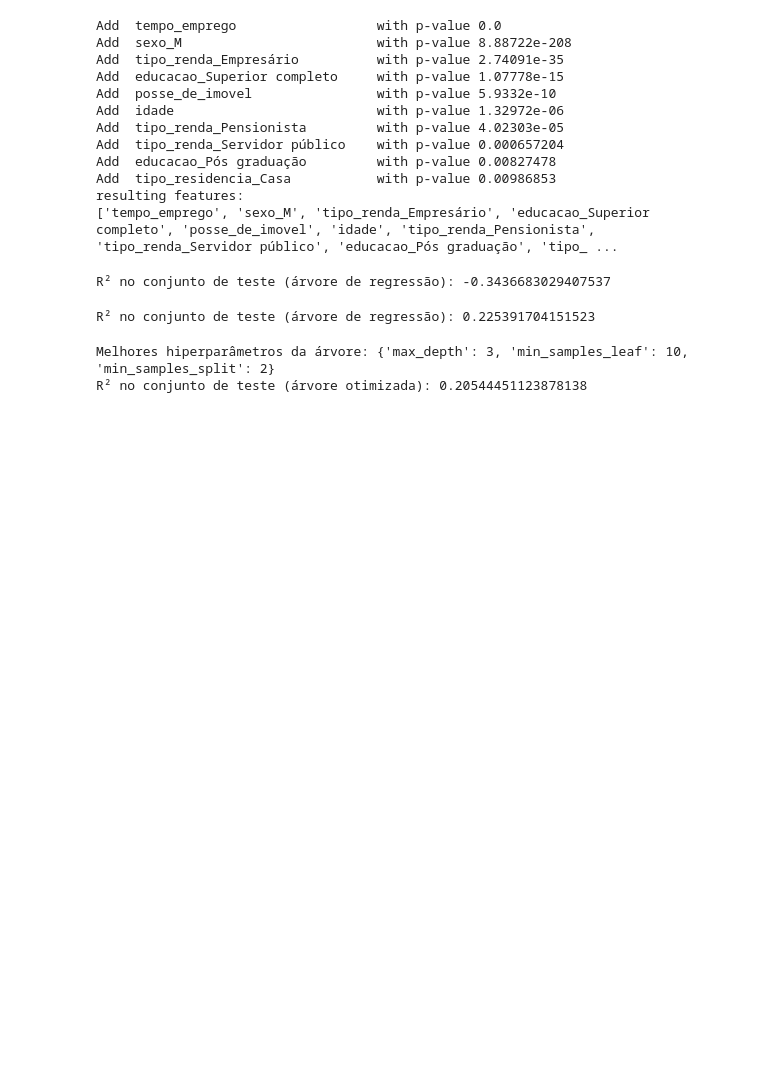
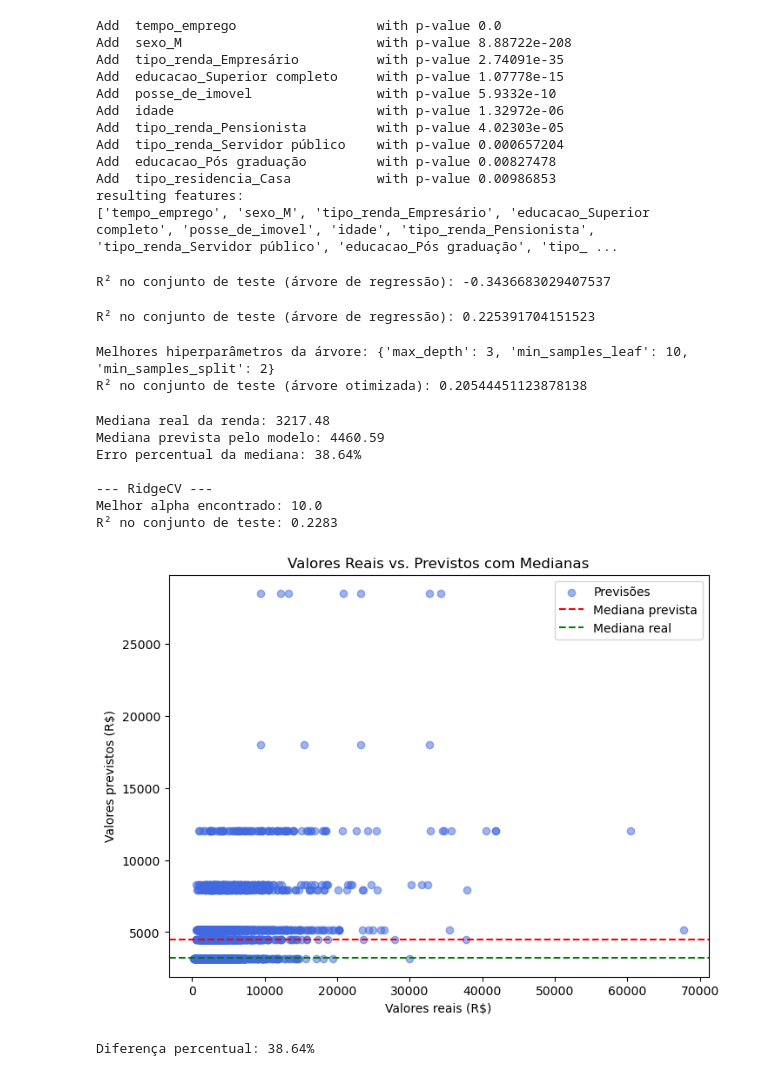
Before and after one commit to daniel-bicalho/Ridge-Lasso-e-Stepwise, a Jupyter notebook: Mod13_Tarefa02.ipynb, the cells around one changed output. Cells and saved outputs as stored; diff of their text form; code cells hidden in the pictures; blank space fills up the shorter version.

```diff
--- a/Mod13_Tarefa02.ipynb
+++ b/Mod13_Tarefa02.ipynb
@@ -482,3 +483,56 @@ print("R² no conjunto de teste (árvore otimizada):", r2)
 # %% [output]
 Melhores hiperparâmetros da árvore: {'max_depth': 3, 'min_samples_leaf': 10, 'min_samples_split': 2}
 R² no conjunto de teste (árvore otimizada): 0.20544451123878138
+# %%
+
+# 1. Comparar a mediana prevista vs real
+
+y_pred = best_tree.predict(X_test)
+
+mediana_real = np.median(y_test)
+mediana_prevista = np.median(y_pred)
+
+print(f"Mediana real da renda: {mediana_real:.2f}")
+print(f"Mediana prevista pelo modelo: {mediana_prevista:.2f}")
+print(f"Erro percentual da mediana: {100 * (mediana_prevista - mediana_real) / mediana_real:.2f}%")
+
+# 2. RidgeCV para melhor ajuste
+
+alphas = [0.01, 0.1, 1, 10, 100, 1000]
+
+ridge_cv = RidgeCV(alphas=alphas, cv=5)
+ridge_cv.fit(X_train, y_train)
+
+y_pred_ridge = ridge_cv.predict(X_test)
+r2_ridge = r2_score(y_test, y_pred_ridge)
+
+print("\n--- RidgeCV ---")
+print(f"Melhor alpha encontrado: {ridge_cv.alpha_}")
+print(f"R² no conjunto de teste: {r2_ridge:.4f}")
+
+
+# 3. Gráfico de valores reais vs previstos
+
+plt.figure(figsize=(8,6))
+plt.scatter(y_test, y_pred, alpha=0.5, label="Previsões", color="royalblue")
+plt.axhline(mediana_prevista, color="red", linestyle="--", label="Mediana prevista")
+plt.axhline(mediana_real, color="green", linestyle="--", label="Mediana real")
+plt.xlabel("Valores reais (R$)")
+plt.ylabel("Valores previstos (R$)")
+plt.title("Valores Reais vs. Previstos com Medianas")
+plt.legend()
+plt.show()
+# %% [output]
+Mediana real da renda: 3217.48
+Mediana prevista pelo modelo: 4460.59
+Erro percentual da mediana: 38.64%
+
+--- RidgeCV ---
+Melhor alpha encontrado: 10.0
+R² no conjunto de teste: 0.2283
+[figure, added]
+# %%
+diferenca_perc = (mediana_prevista - mediana_real) / mediana_real * 100
+print(f"Diferença percentual: {diferenca_perc:.2f}%")
+# %% [output]
+Diferença percentual: 38.64%
```
Also changed, not shown: parts of 2 cells of this notebook.
